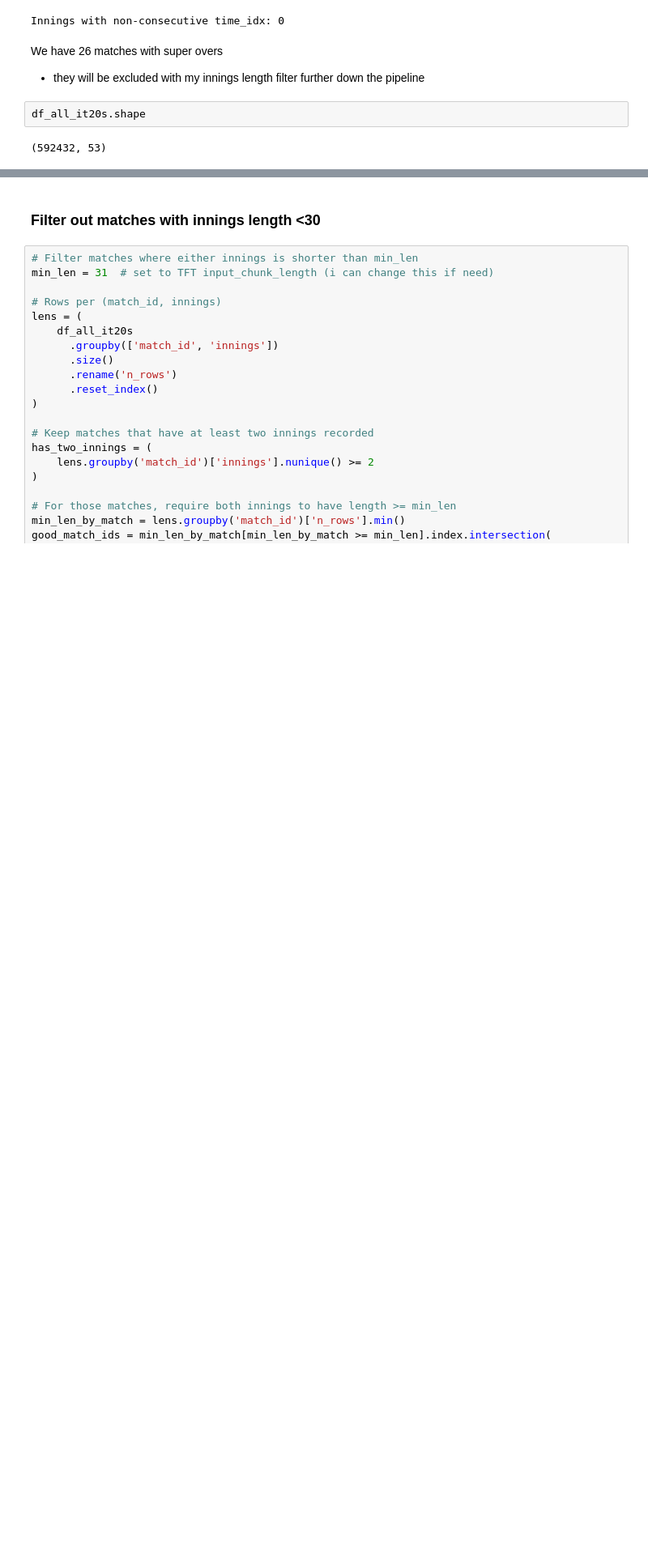
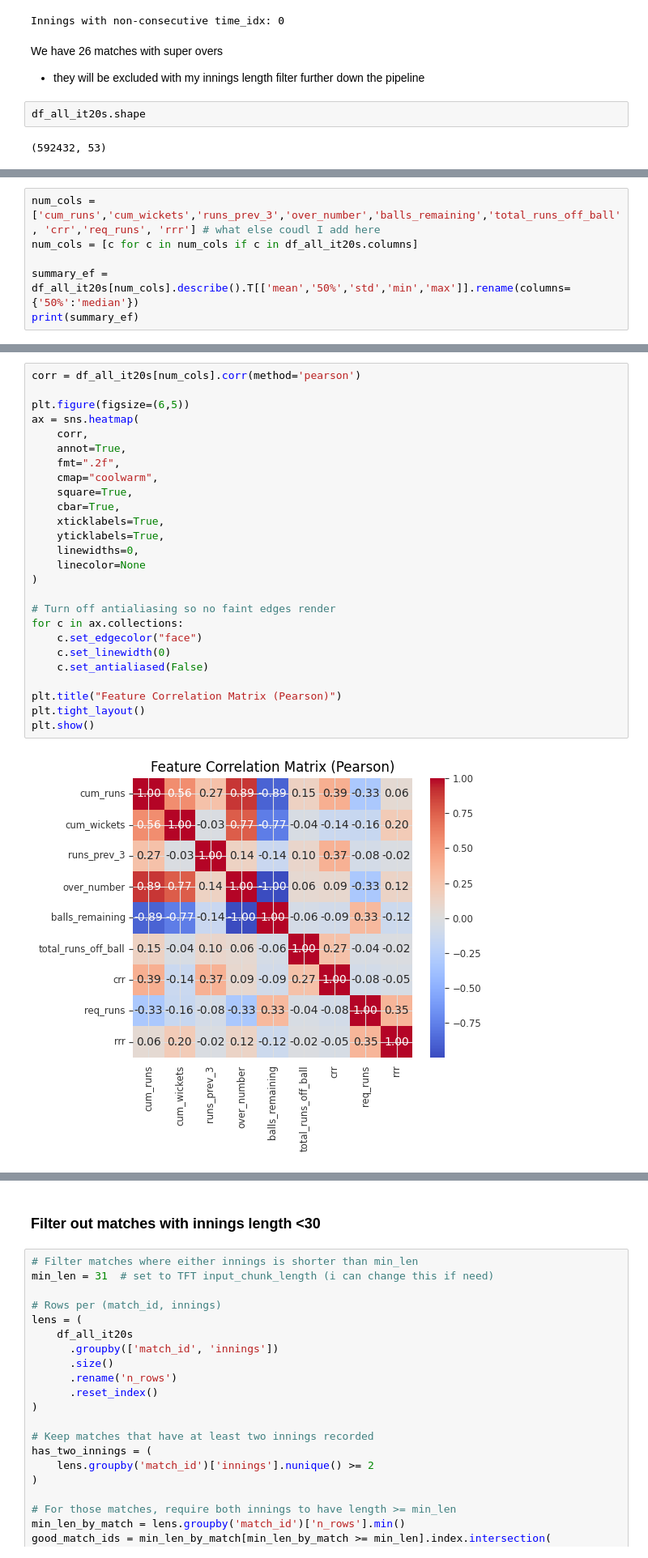
Before and after one commit to GBaugniet/cricketmodel, a Jupyter notebook: Cricket_Prediction_Model (4).ipynb, the cells around one changed output, grey strips where cells are left out. Shown at 81% size. Drawn from its saved outputs; the diff is of its cells as text; blank space fills up the shorter version.

```diff
--- a/Cricket_Prediction_Model (4).ipynb
+++ b/Cricket_Prediction_Model (4).ipynb
@@ -2146,0 +2263,6 @@ df_all_it20s.shape
+# %%
+num_cols = ['cum_runs','cum_wickets','runs_prev_3','over_number','balls_remaining','total_runs_off_ball', 'crr','req_runs', 'rrr'] # what else coudl I add here
+num_cols = [c for c in num_cols if c in df_all_it20s.columns]
+
+summary_ef = df_all_it20s[num_cols].describe().T[['mean','50%','std','min','max']].rename(columns={'50%':'median'})
+print(summary_ef)
@@ -2146,0 +2287,28 @@ df_all_it20s.shape
+# %%
+corr = df_all_it20s[num_cols].corr(method='pearson')
+
+plt.figure(figsize=(6,5))
+ax = sns.heatmap(
+    corr,
+    annot=True,
+    fmt=".2f",
+    cmap="coolwarm",
+    square=True,
+    cbar=True,
+    xticklabels=True,
+    yticklabels=True,
+    linewidths=0,
+    linecolor=None
+)
+
+# Turn off antialiasing so no faint edges render
+for c in ax.collections:
+    c.set_edgecolor("face")
+    c.set_linewidth(0)
+    c.set_antialiased(False)
+
+plt.title("Feature Correlation Matrix (Pearson)")
+plt.tight_layout()
+plt.show()
+# %% [output]
+[figure, added]
```
Also changed, not shown: parts of 80 cells of this notebook, 9 other files.
